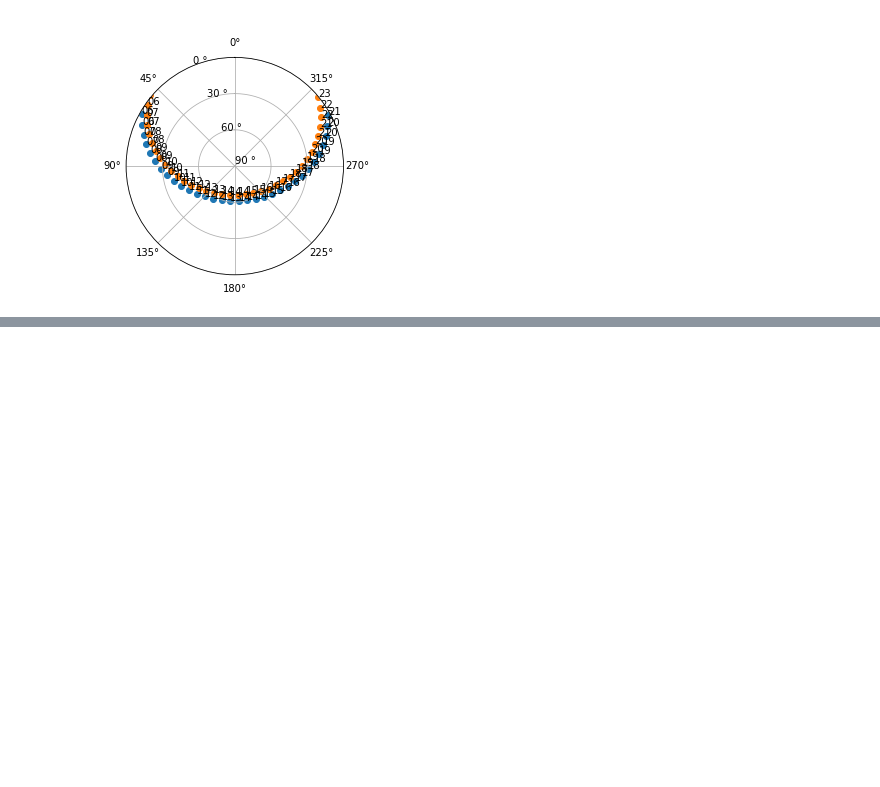
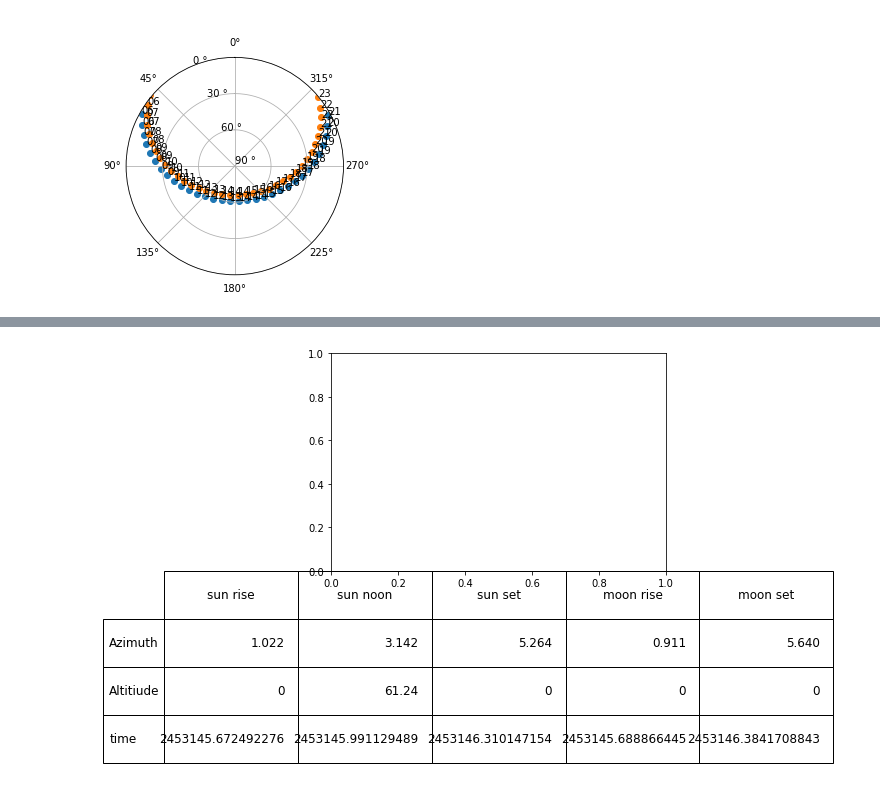
Before and after one commit to azydek0/python-homework_04, a Jupyter notebook: project_04.ipynb, the cells around one changed output, grey strips where cells are left out. Cells and saved outputs as stored; diff of their text form; code cells hidden in the pictures; blank space fills up the shorter version.

```diff
--- a/project_04.ipynb
+++ b/project_04.ipynb
@@ -159,0 +161,19 @@ ax.yaxis.set_major_formatter(EngFormatter(unit=u"°"))
+# %%
+#Tabela z danymi
+row_labels = ['Azimuth', 'Altitiude', 'time']
+col_labels = ['sun rise', 'sun noon', 'sun set', 'moon rise', 'moon set']
+table_values = [[str(obs_sun_rise_az)[:5], str(obs_noon_az)[:5], str(obs_sun_set_az)[:5], str(obs_moon_rise_az)[:5], str(obs_moon_set_az)[:5]],
+                [0, str(obs_noon_alt)[:5], 0, 0, 0],
+                [obs_sun_rise_time, obs_noon_time, obs_sun_set_time, obs_moon_rise_time, obs_moon_set_time]]
+
+# Draw table
+tabela = plt.table(cellText=table_values,
+                      colWidths=[0.1] * 5,
+                      rowLabels=row_labels,
+                      colLabels=col_labels,
+                      loc='bottom')
+tabela.auto_set_font_size(False)
+tabela.set_fontsize(12)
+tabela.scale(4, 4)
+# %% [output]
+[figure, added]
```
Also changed, not shown: parts of 3 cells of this notebook.
